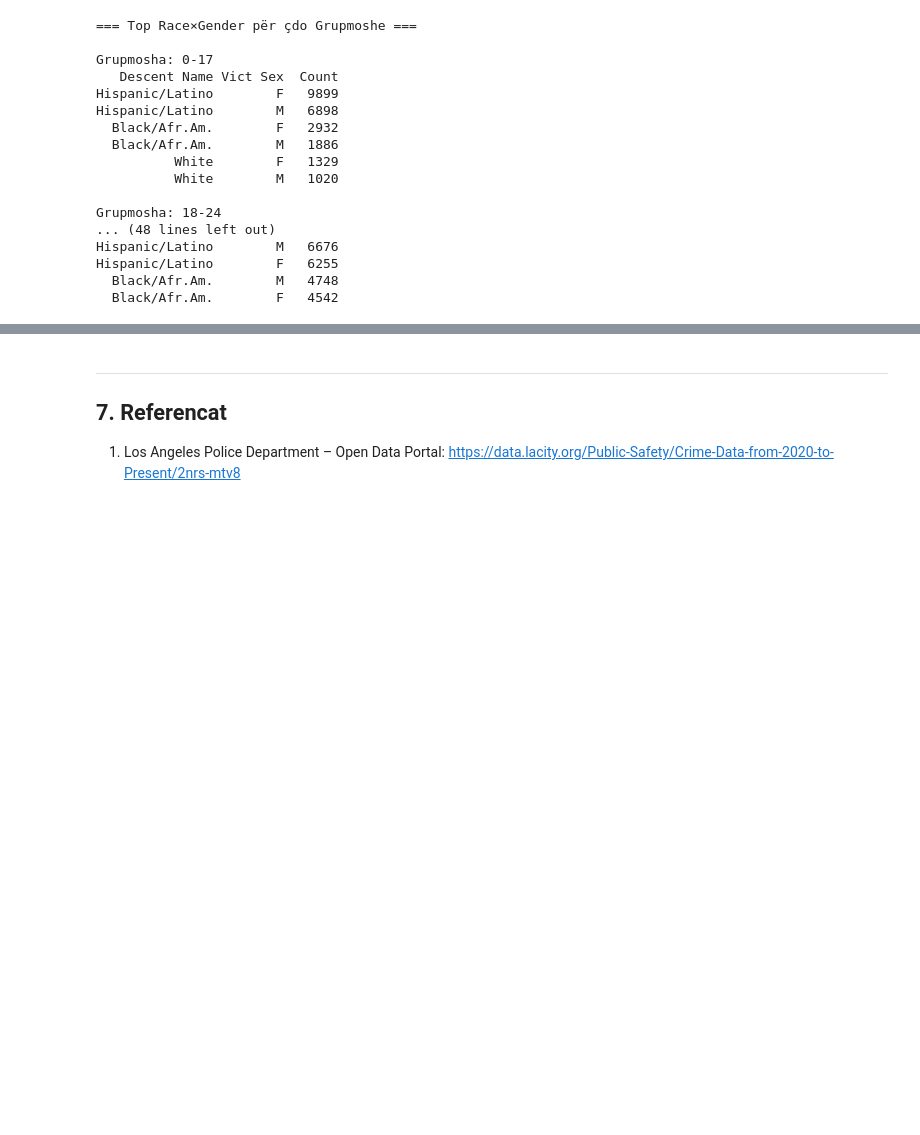
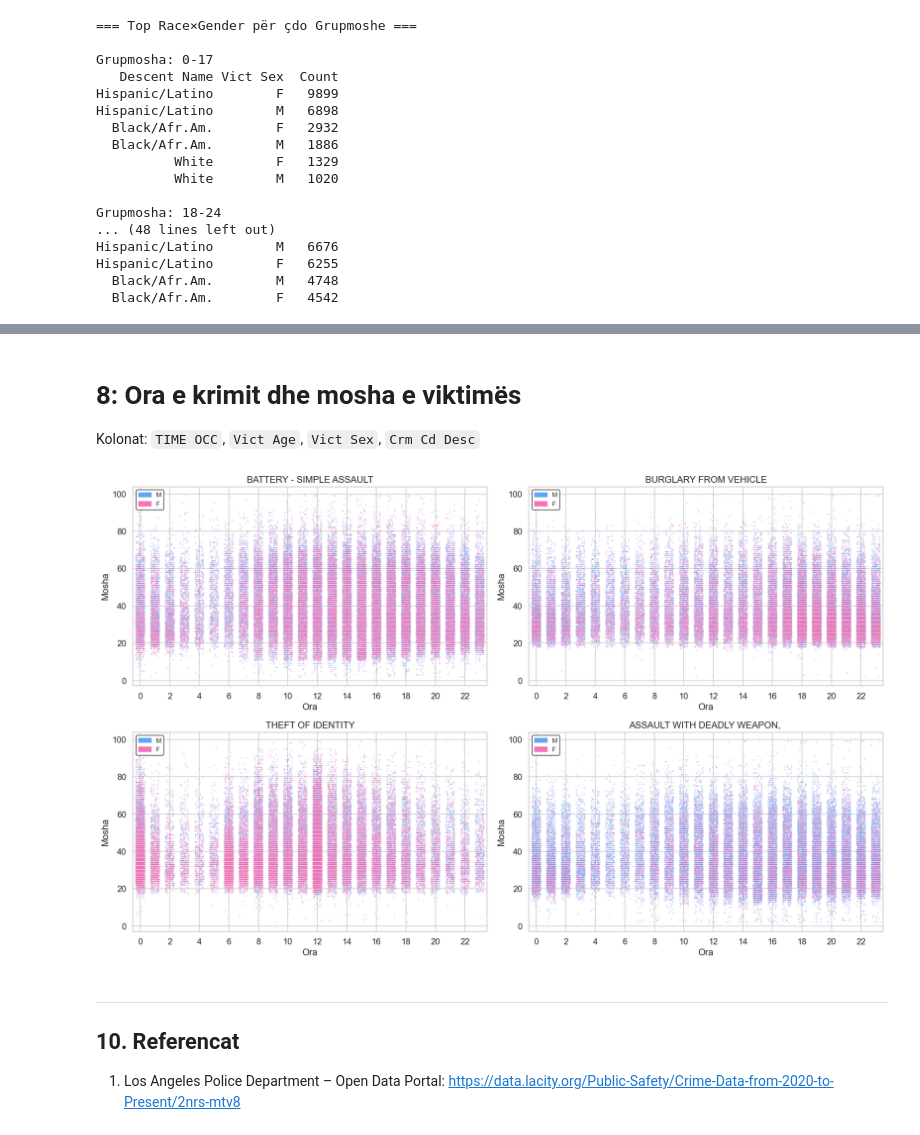
Before and after one commit to kle-di/LAPD-Crime-Analysis, a Jupyter notebook: Crime_analysis.ipynb, the cells around one changed output, grey strips where cells are left out. Cells and saved outputs as stored; diff of their text form; code cells hidden in the pictures; blank space fills up the shorter version.

```diff
--- a/Crime_analysis.ipynb
+++ b/Crime_analysis.ipynb
@@ -891,5 +978,48 @@ Hispanic/Latino        F   6255
+# %% [markdown]
+# 8: Ora e krimit dhe mosha e viktimës
+
+Kolonat: `TIME OCC`, `Vict Age`, `Vict Sex`, `Crm Cd Desc`
+# %%
+df_q6 = df.dropna(subset=["TIME OCC", "Vict Age", "Vict Sex", "Crm Cd Desc"]).copy()
+df_q6["TIME OCC"] = pd.to_numeric(df_q6["TIME OCC"], errors="coerce")
+df_q6["Vict Age"] = pd.to_numeric(df_q6["Vict Age"], errors="coerce")
+df_q6 = df_q6.dropna(subset=["TIME OCC", "Vict Age"])
+df_q6 = df_q6[df_q6["Vict Sex"].isin(["M", "F"]) ]
+df_q6 = df_q6[df_q6["Vict Age"].between(1, 99)]
+df_q6["Hour"] = (df_q6["TIME OCC"] // 100).astype(int).clip(0, 23)
+
+top4 = df_q6["Crm Cd Desc"].value_counts().head(4).index.tolist()
+short = {c: c[:28] for c in top4}
+df4 = df_q6[df_q6["Crm Cd Desc"].isin(top4)].copy()
+
+fig, axes = plt.subplots(2, 2, figsize=(16, 10))
+
+for idx, crime in enumerate(top4):
+    ax = axes[idx // 2][idx % 2]
+    sub = df4[df4["Crm Cd Desc"] == crime]
+
+    for sex, color in [("M", "#60a5fa"), ("F", "#f472b6")]:
+        piece = sub[sub["Vict Sex"] == sex]
+        x_jitter = piece["Hour"] + np.random.uniform(-0.3, 0.3, len(piece))
+        # reduced size and opacity so overlapping pink dots don't fully obscure blue
+        ax.scatter(x_jitter, piece["Vict Age"], s=4, alpha=0.35, color=color, edgecolors="none", zorder=3)
+
+    # use square color patches for a more visible legend and place at top-left
+    handles = [mpatches.Patch(color="#60a5fa", label="M"), mpatches.Patch(color="#f472b6", label="F")]
+    ax.legend(handles=handles, loc='upper left', frameon=True, framealpha=0.95, edgecolor="#333333", fontsize=9)
+
+    ax.set_title(short[crime])
+    ax.set_xlabel("Ora")
+    ax.set_ylabel("Mosha")
+    ax.set_xlim(-0.5, 23.5)
+    ax.set_xticks(range(0,24,2))
+
+plt.tight_layout()
+plt.show()
+# %% [output]
+[figure, added]
 # %% [markdown]
 ---
-## 7. Referencat
+## 10. Referencat
 
 1. Los Angeles Police Department – Open Data Portal: https://data.lacity.org/Public-Safety/Crime-Data-from-2020-to-Present/2nrs-mtv8
```
Also changed, not shown: parts of 5 cells of this notebook.
